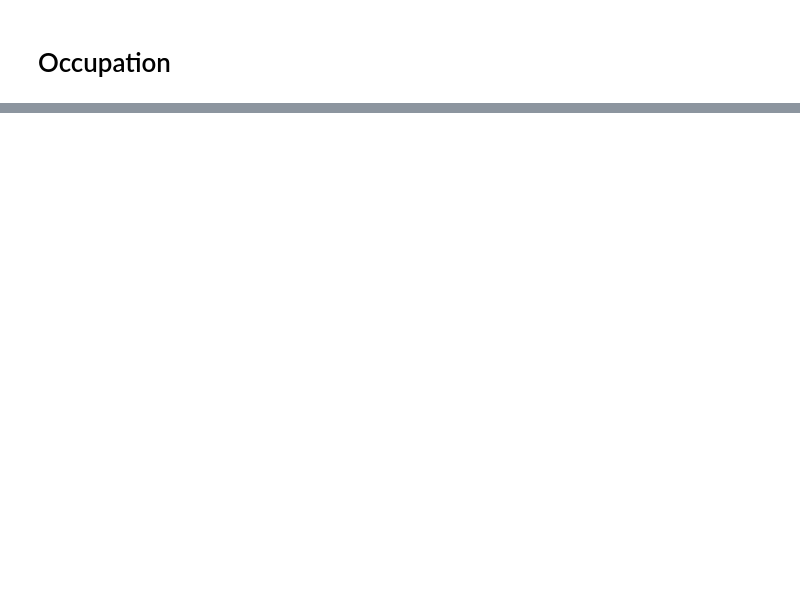
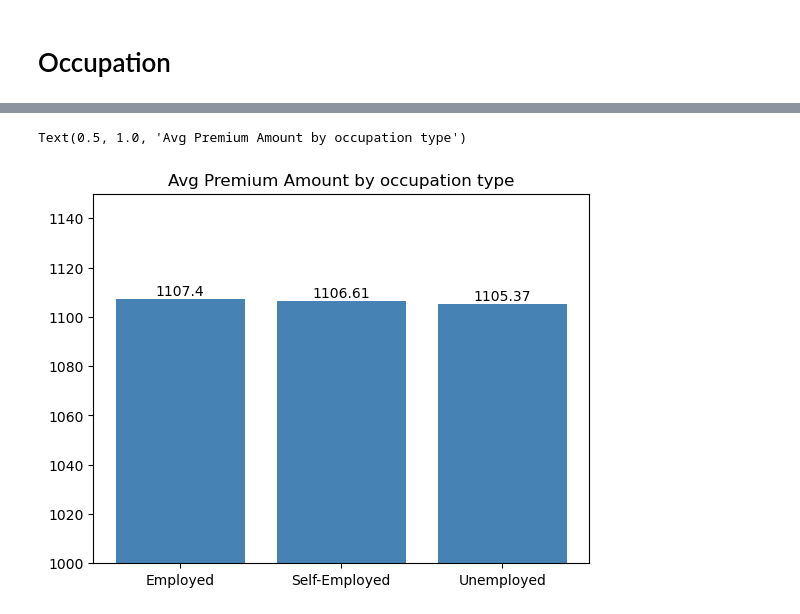
Before and after one commit to mbyczyns/Insurance---MachineLearning, a Jupyter notebook: eda-kopia.ipynb, the cells around one changed output, grey strips where cells are left out. Cells and saved outputs as stored; diff of their text form; code cells hidden in the pictures; blank space fills up the shorter version.

```diff
--- a/eda-kopia.ipynb
+++ b/eda-kopia.ipynb
@@ -168,0 +166,13 @@ occupation =
+# %%
+df_train['Occupation'].fillna('Unknown')
+occ = df_train[['Occupation', 'Premium_Amount']].groupby('Occupation').mean()
+bars = plt.bar(occ.index, occ['Premium_Amount'], color='steelblue')
+plt.ylim(1000,1150)
+for bar in bars:
+    yval = bar.get_height()
+    plt.text(bar.get_x() + bar.get_width()/2, yval, round(yval, 2), ha='center', va='bottom')
+
+plt.title("Avg Premium Amount by occupation type")
+# %% [output]
+Text(0.5, 1.0, 'Avg Premium Amount by occupation type')
+[figure, added]
```
Also changed, not shown: parts of 4 cells of this notebook, 1 other file.
